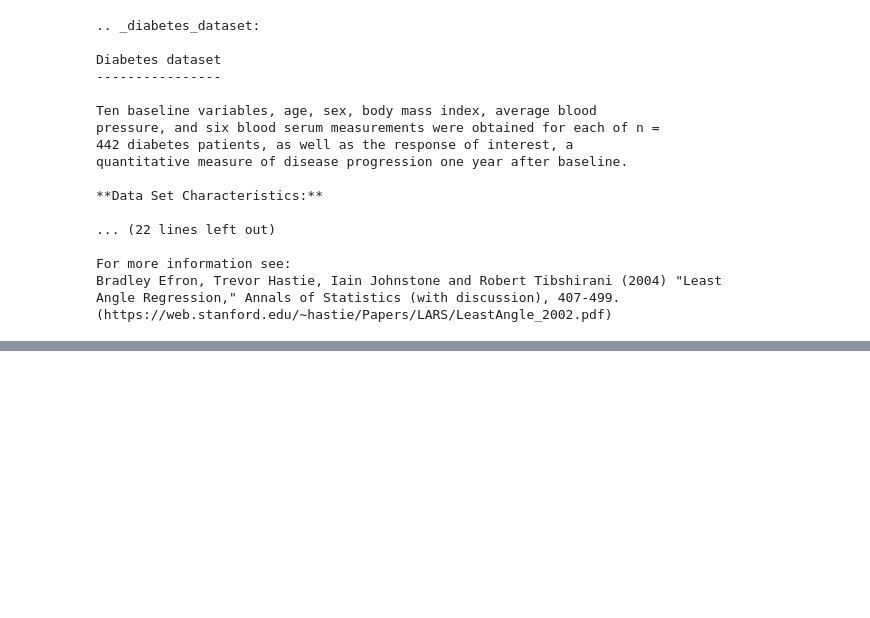
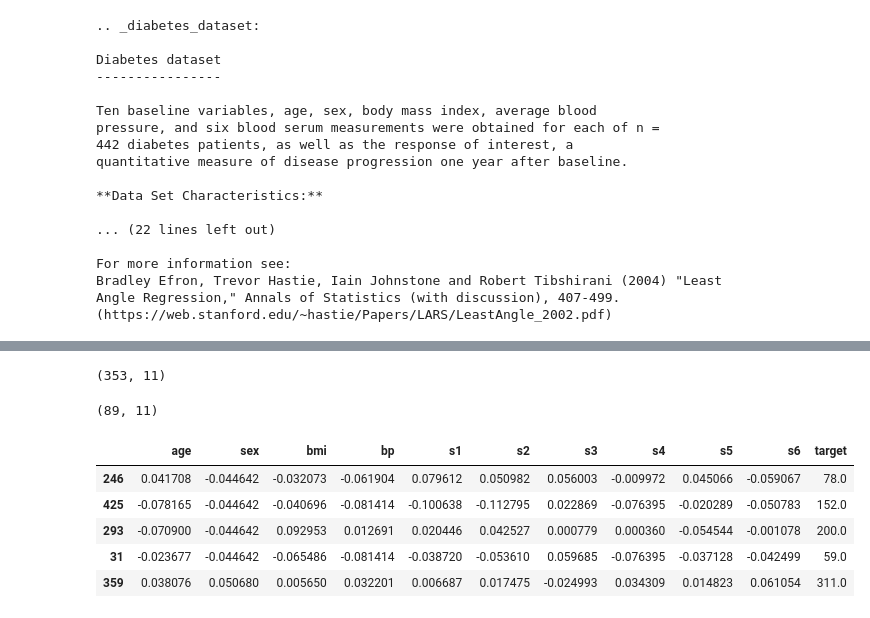
Before and after one commit to jkstarling/MA477-copy, a Jupyter notebook: MA477 - Theory and Applications of Data Science/Lessons/Lesson 8 - Cross-Validation/Lesson 8 - Cross-Validation.ipynb, the cells around one changed output, grey strips where cells are left out. Saved outputs shown, nothing was run; the diff lists cells and outputs as text; code cells hidden in the pictures; blank space fills up the shorter version.

```diff
--- a/MA477 - Theory and Applications of Data Science/Lessons/Lesson 8 - Cross-Validation/Lesson 8 - Cross-Validation.ipynb
+++ b/MA477 - Theory and Applications of Data Science/Lessons/Lesson 8 - Cross-Validation/Lesson 8 - Cross-Validation.ipynb
@@ -222,0 +300,19 @@ Bradley Efron, Trevor Hastie, Iain Johnstone and Robert Tibshirani (2004) "Least
+# %%
+X,X_test=train_test_split(df,test_size=0.2,random_state=1)
+# %%
+X.shape
+# %% [output]
+(353, 11)
+# %%
+X_test.shape
+# %% [output]
+(89, 11)
+# %%
+X_test.head()
+# %% [output]
+|  | age | sex | bmi | bp | s1 | s2 | s3 | s4 | s5 | s6 | target |
+| 246 | 0.041708 | -0.044642 | -0.032073 | -0.061904 | 0.079612 | 0.050982 | 0.056003 | -0.009972 | 0.045066 | -0.059067 | 78.0 |
+| 425 | -0.078165 | -0.044642 | -0.040696 | -0.081414 | -0.100638 | -0.112795 | 0.022869 | -0.076395 | -0.020289 | -0.050783 | 152.0 |
+| 293 | -0.070900 | -0.044642 | 0.092953 | 0.012691 | 0.020446 | 0.042527 | 0.000779 | 0.000360 | -0.054544 | -0.001078 | 200.0 |
+| 31 | -0.023677 | -0.044642 | -0.065486 | -0.081414 | -0.038720 | -0.053610 | 0.059685 | -0.076395 | -0.037128 | -0.042499 | 59.0 |
+| 359 | 0.038076 | 0.050680 | 0.005650 | 0.032201 | 0.006687 | 0.017475 | -0.024993 | 0.034309 | 0.014823 | 0.061054 | 311.0 |
```
Also changed, not shown: parts of 19 cells of this notebook, 4 other files.
